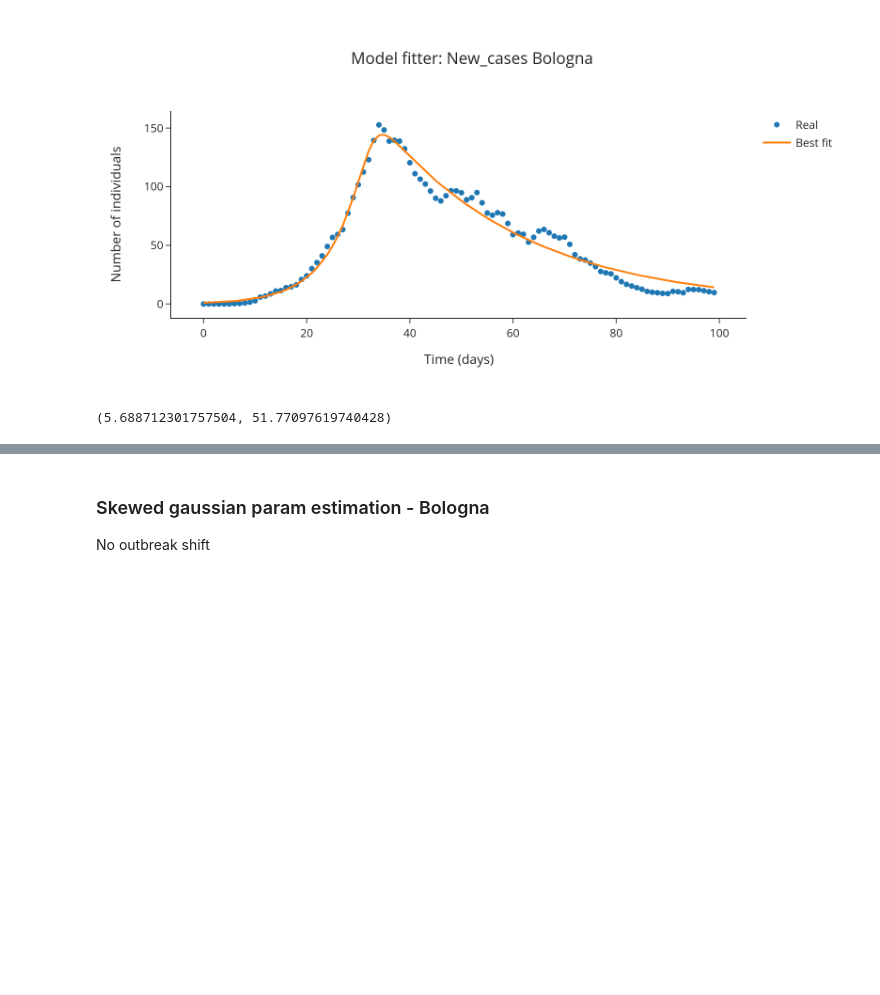
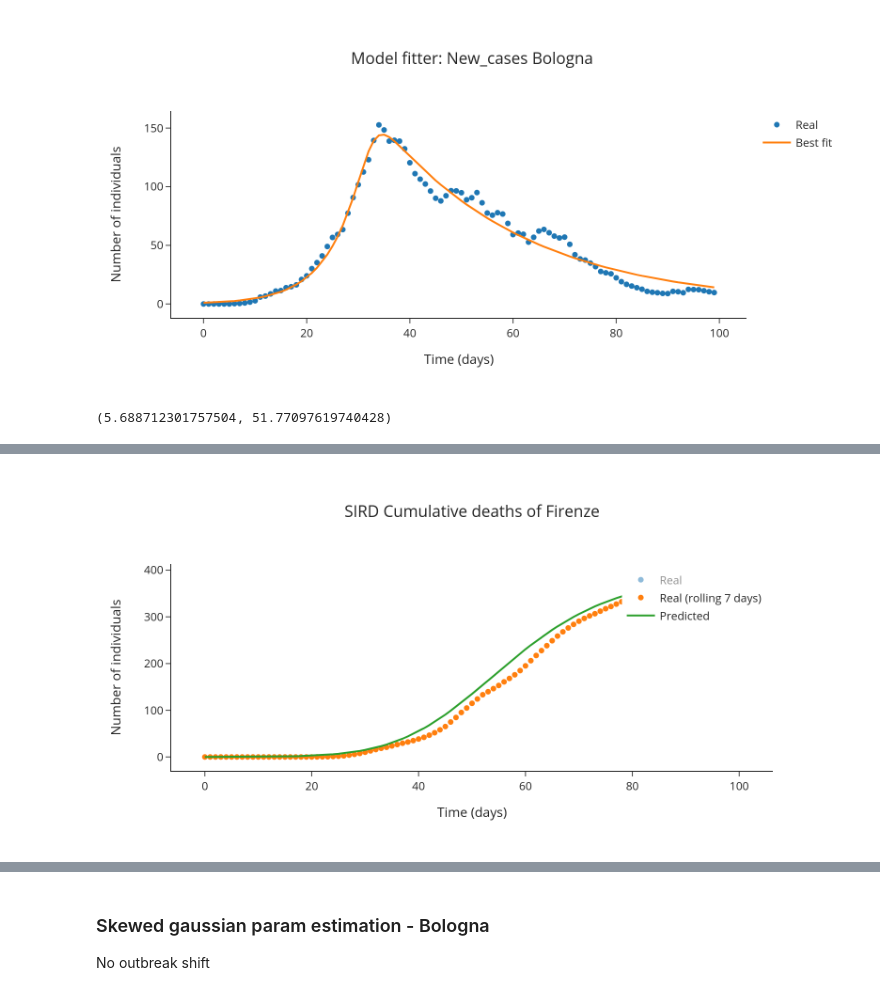
Before and after one commit to nicoloverardo/master-degree-thesis, a Jupyter notebook: notebooks/sird.ipynb, the cells around one changed output, grey strips where cells are left out. Cells and saved outputs as stored; diff of their text form; code cells hidden in the pictures; blank space fills up the shorter version.

```diff
--- a/notebooks/sird.ipynb
+++ b/notebooks/sird.ipynb
@@ -457,0 +539,16 @@ mean_absolute_error(result.data, result.best_fit), mean_squared_error(result.dat
+# %%
+sirsol = sird(province, pop_prov_df, **result.best_values)
+S, I, R, D = sirsol
+
+names, title, data, _ = data_for_plot('Cumulative deaths', covidpro_df, 'Tot_deaths', D, province)
+
+general_plot(t=times,
+             title=title,
+             data=data,
+             names=names,
+             modes=['markers', 'markers', 'lines'],
+             blend_legend=True,
+             output_image=True,
+             traces_visibility=['legendonly',True,True])
+# %% [output]
+[figure, added]
```
Also changed, not shown: parts of 14 cells of this notebook.
